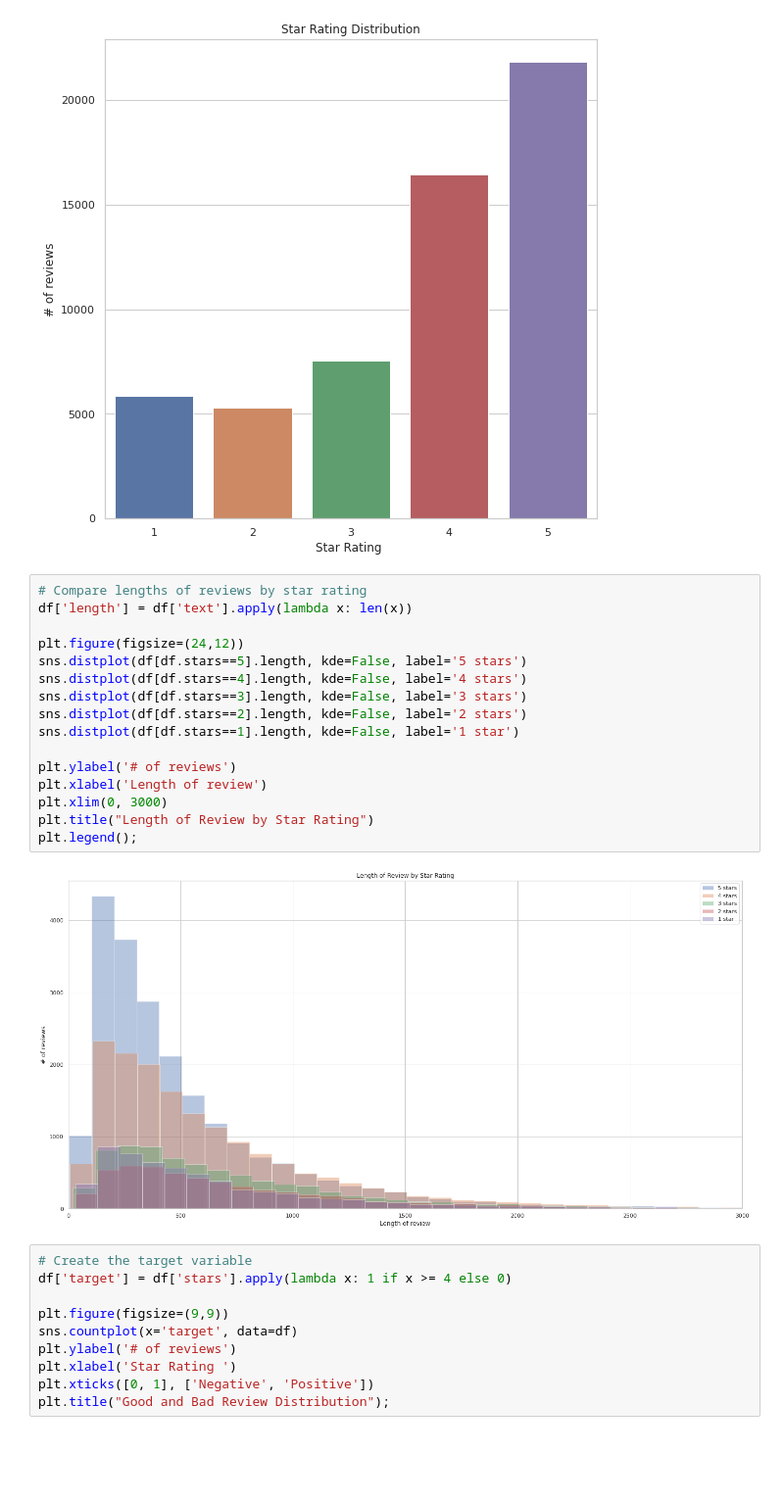
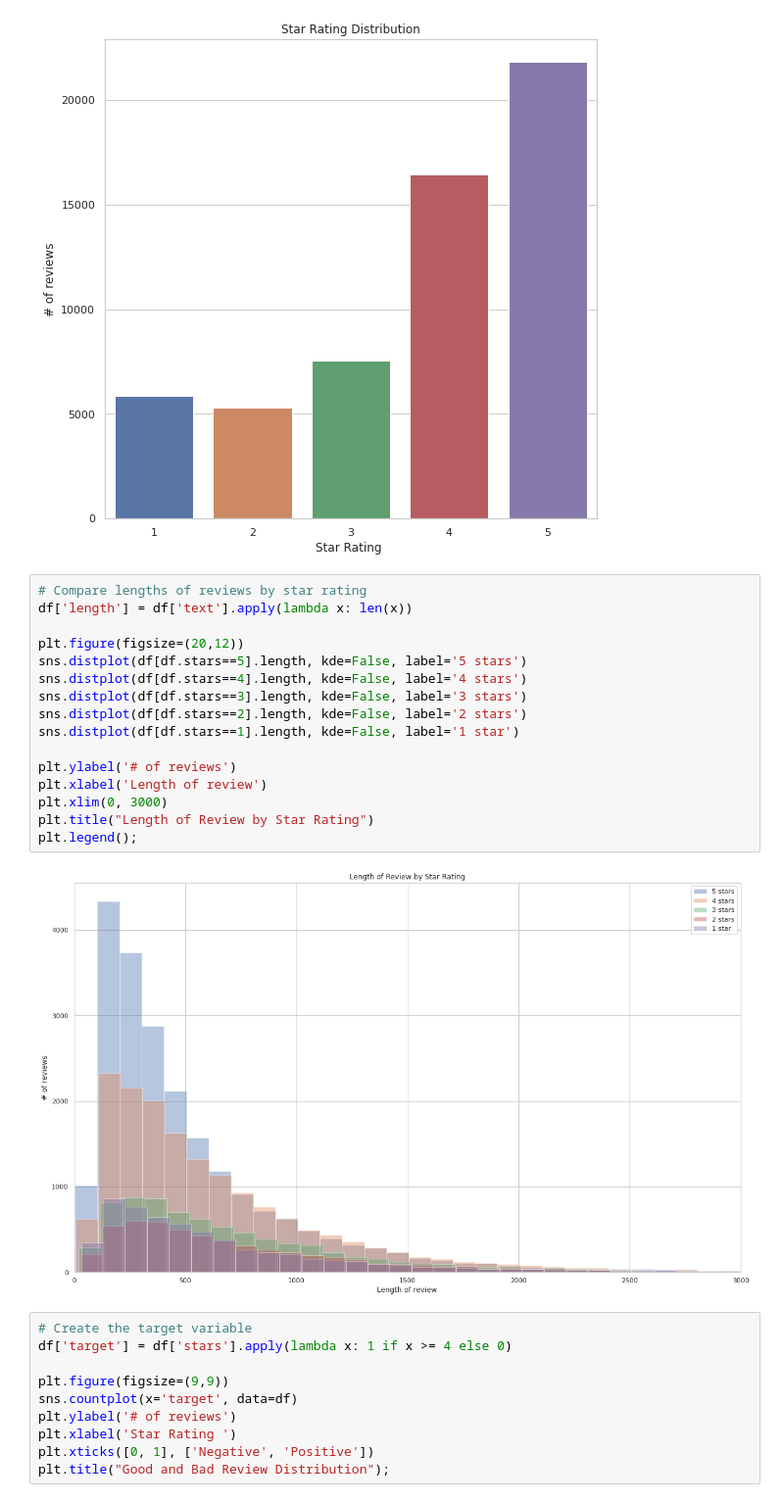
Before and after one commit to jamestorres1988/NLP-Analysis-of-Restaurant-Yelp-Reviews, a Jupyter notebook: Notebook_2_out_of_4_Phase_1.ipynb, the cells around one changed output. Shown at 98% size. Cells and saved outputs as stored; diff of their text form; blank space fills up the shorter version.

```diff
--- a/Notebook_2_out_of_4_Phase_1.ipynb
+++ b/Notebook_2_out_of_4_Phase_1.ipynb
@@ -204,21 +204,21 @@ plt.title("Star Rating Distribution");
 # %%
 # Compare lengths of reviews by star rating
 df['length'] = df['text'].apply(lambda x: len(x))
 
-plt.figure(figsize=(24,12))
+plt.figure(figsize=(20,12))
 sns.distplot(df[df.stars==5].length, kde=False, label='5 stars')
 sns.distplot(df[df.stars==4].length, kde=False, label='4 stars')
 sns.distplot(df[df.stars==3].length, kde=False, label='3 stars')
 sns.distplot(df[df.stars==2].length, kde=False, label='2 stars')
 sns.distplot(df[df.stars==1].length, kde=False, label='1 star')
 
 plt.ylabel('# of reviews')
 plt.xlabel('Length of review')
 plt.xlim(0, 3000)
 plt.title("Length of Review by Star Rating")
 plt.legend();
 # %% [output]
-[figure, old version]
+[figure, new version]
 # %%
 # Create the target variable
 df['target'] = df['stars'].apply(lambda x: 1 if x >= 4 else 0)
```
Also changed, not shown: parts of 3 cells of this notebook.
